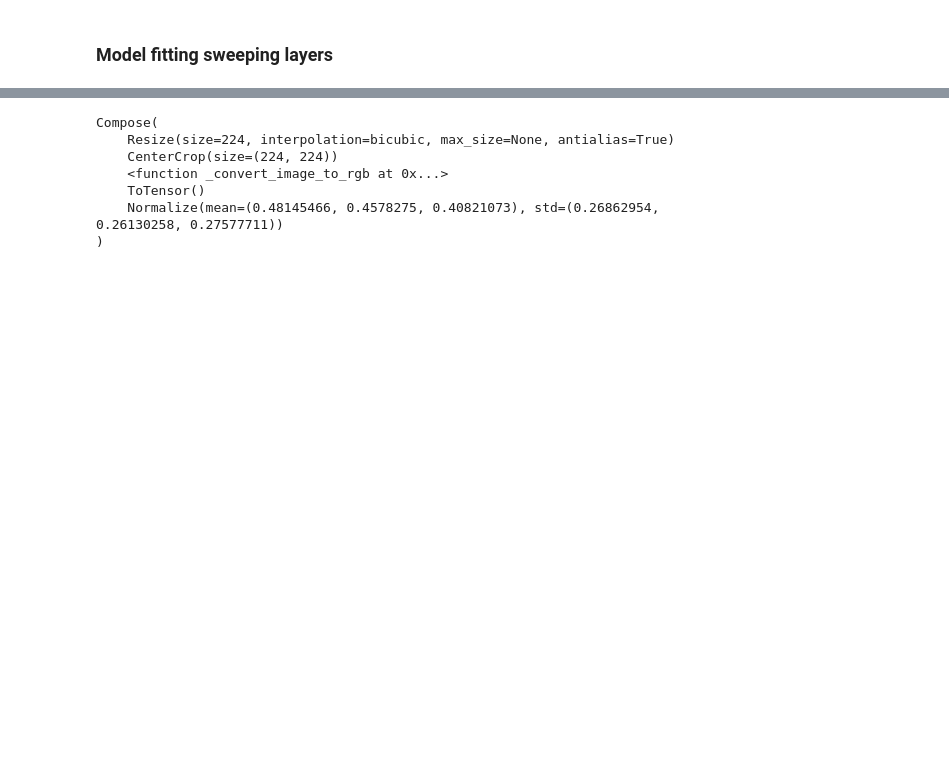
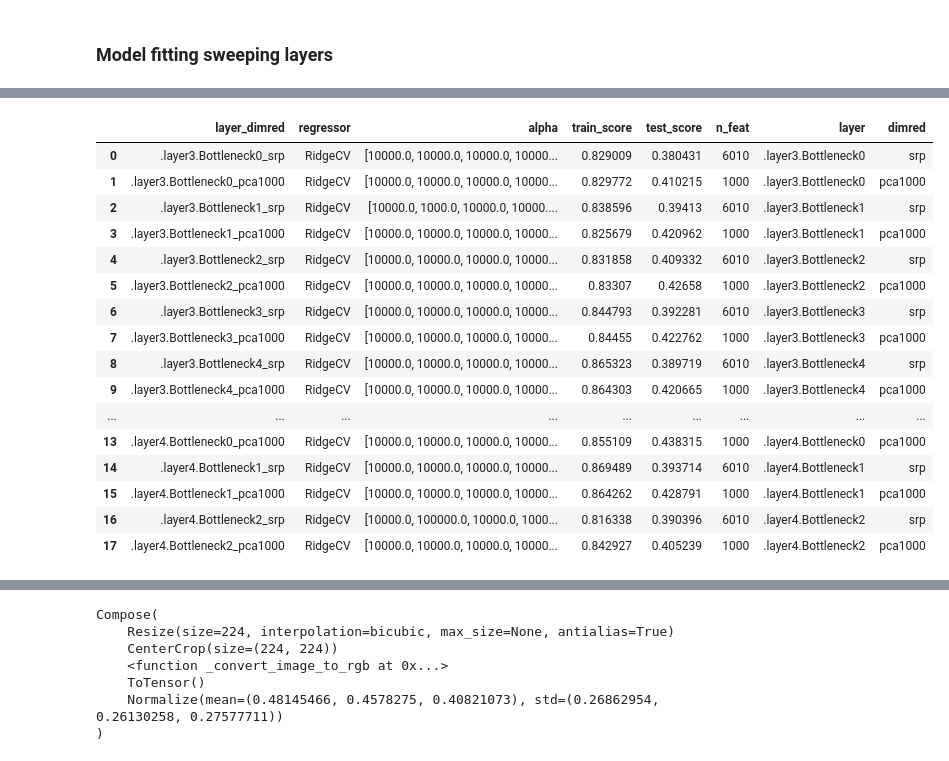
Before and after one commit to Animadversio/Closed-loop-visual-insilico, a Jupyter notebook: notebooks/neural_regression_resnet50_layer_demo.ipynb, the cells around one changed output, grey strips where cells are left out. Saved outputs shown, nothing was run; the diff lists cells and outputs as text; code cells hidden in the pictures; blank space fills up the shorter version.

```diff
--- a/notebooks/neural_regression_resnet50_sweep.ipynb
+++ b/notebooks/neural_regression_resnet50_layer_demo.ipynb
@@ -448,0 +603,24 @@ th.save(fit_models_lyrswp, join(figdir, f"{subject_id}_{modelname}_sweep_regress
+# %%
+result_df_lyrswp_formatted = result_df_lyrswp_RidgeCV.reset_index()
+result_df_lyrswp_formatted.rename(columns={"level_0": "layer_dimred", "level_1": "regressor", }, inplace=True)
+result_df_lyrswp_formatted["layer"] = result_df_lyrswp_formatted["layer_dimred"].apply(lambda x: x.split("_")[0])
+result_df_lyrswp_formatted["dimred"] = result_df_lyrswp_formatted["layer_dimred"].apply(lambda x: x.split("_")[-1])
+result_df_lyrswp_formatted
+# %% [output]
+|  | layer_dimred | regressor | alpha | train_score | test_score | n_feat | layer | dimred |
+| 0 | .layer3.Bottleneck0_srp | RidgeCV | [10000.0, 10000.0, 10000.0, 10000... | 0.829009 | 0.380431 | 6010 | .layer3.Bottleneck0 | srp |
+| 1 | .layer3.Bottleneck0_pca1000 | RidgeCV | [10000.0, 10000.0, 10000.0, 10000... | 0.829772 | 0.410215 | 1000 | .layer3.Bottleneck0 | pca1000 |
+| 2 | .layer3.Bottleneck1_srp | RidgeCV | [10000.0, 1000.0, 10000.0, 10000.... | 0.838596 | 0.39413 | 6010 | .layer3.Bottleneck1 | srp |
+| 3 | .layer3.Bottleneck1_pca1000 | RidgeCV | [10000.0, 10000.0, 10000.0, 10000... | 0.825679 | 0.420962 | 1000 | .layer3.Bottleneck1 | pca1000 |
+| 4 | .layer3.Bottleneck2_srp | RidgeCV | [10000.0, 10000.0, 10000.0, 10000... | 0.831858 | 0.409332 | 6010 | .layer3.Bottleneck2 | srp |
+| 5 | .layer3.Bottleneck2_pca1000 | RidgeCV | [10000.0, 10000.0, 10000.0, 10000... | 0.83307 | 0.42658 | 1000 | .layer3.Bottleneck2 | pca1000 |
+| 6 | .layer3.Bottleneck3_srp | RidgeCV | [10000.0, 10000.0, 10000.0, 10000... | 0.844793 | 0.392281 | 6010 | .layer3.Bottleneck3 | srp |
+| 7 | .layer3.Bottleneck3_pca1000 | RidgeCV | [10000.0, 10000.0, 10000.0, 10000... | 0.84455 | 0.422762 | 1000 | .layer3.Bottleneck3 | pca1000 |
+| 8 | .layer3.Bottleneck4_srp | RidgeCV | [10000.0, 10000.0, 10000.0, 10000... | 0.865323 | 0.389719 | 6010 | .layer3.Bottleneck4 | srp |
+| 9 | .layer3.Bottleneck4_pca1000 | RidgeCV | [10000.0, 10000.0, 10000.0, 10000... | 0.864303 | 0.420665 | 1000 | .layer3.Bottleneck4 | pca1000 |
+| ... | ... | ... | ... | ... | ... | ... | ... | ... |
+| 13 | .layer4.Bottleneck0_pca1000 | RidgeCV | [10000.0, 10000.0, 10000.0, 10000... | 0.855109 | 0.438315 | 1000 | .layer4.Bottleneck0 | pca1000 |
+| 14 | .layer4.Bottleneck1_srp | RidgeCV | [10000.0, 10000.0, 10000.0, 10000... | 0.869489 | 0.393714 | 6010 | .layer4.Bottleneck1 | srp |
+| 15 | .layer4.Bottleneck1_pca1000 | RidgeCV | [10000.0, 10000.0, 10000.0, 10000... | 0.864262 | 0.428791 | 1000 | .layer4.Bottleneck1 | pca1000 |
+| 16 | .layer4.Bottleneck2_srp | RidgeCV | [10000.0, 100000.0, 10000.0, 1000... | 0.816338 | 0.390396 | 6010 | .layer4.Bottleneck2 | srp |
+| 17 | .layer4.Bottleneck2_pca1000 | RidgeCV | [10000.0, 10000.0, 10000.0, 10000... | 0.842927 | 0.405239 | 1000 | .layer4.Bottleneck2 | pca1000 |
```
Also changed, not shown: parts of 23 cells of this notebook, 3 other files.
